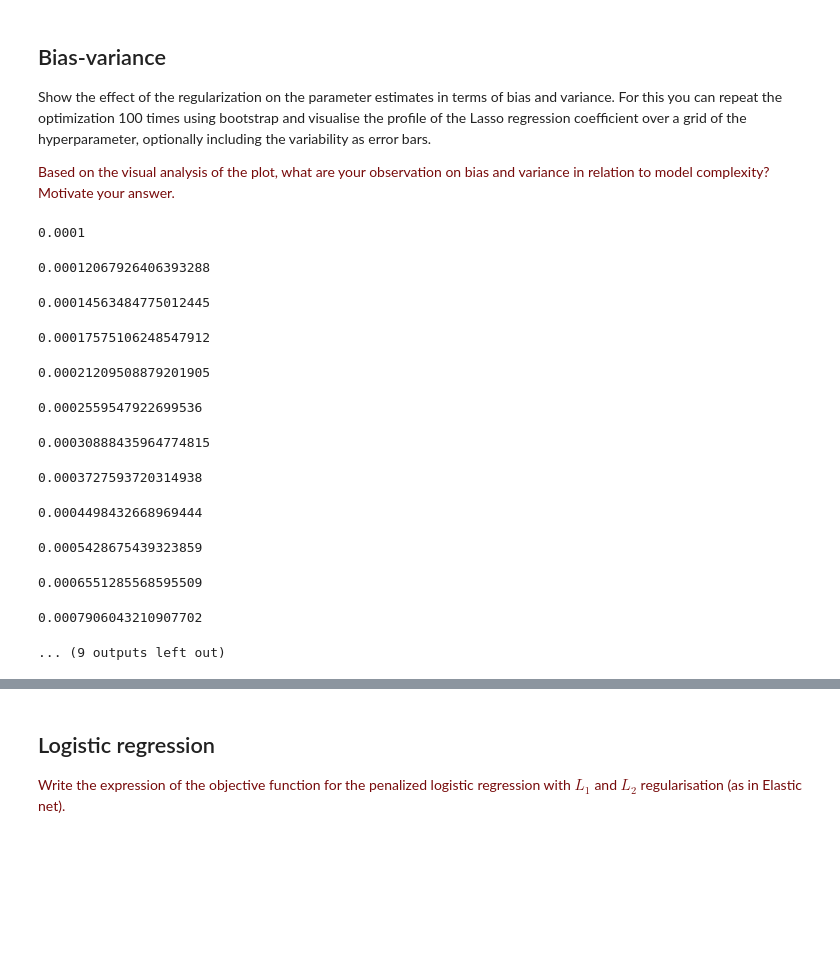
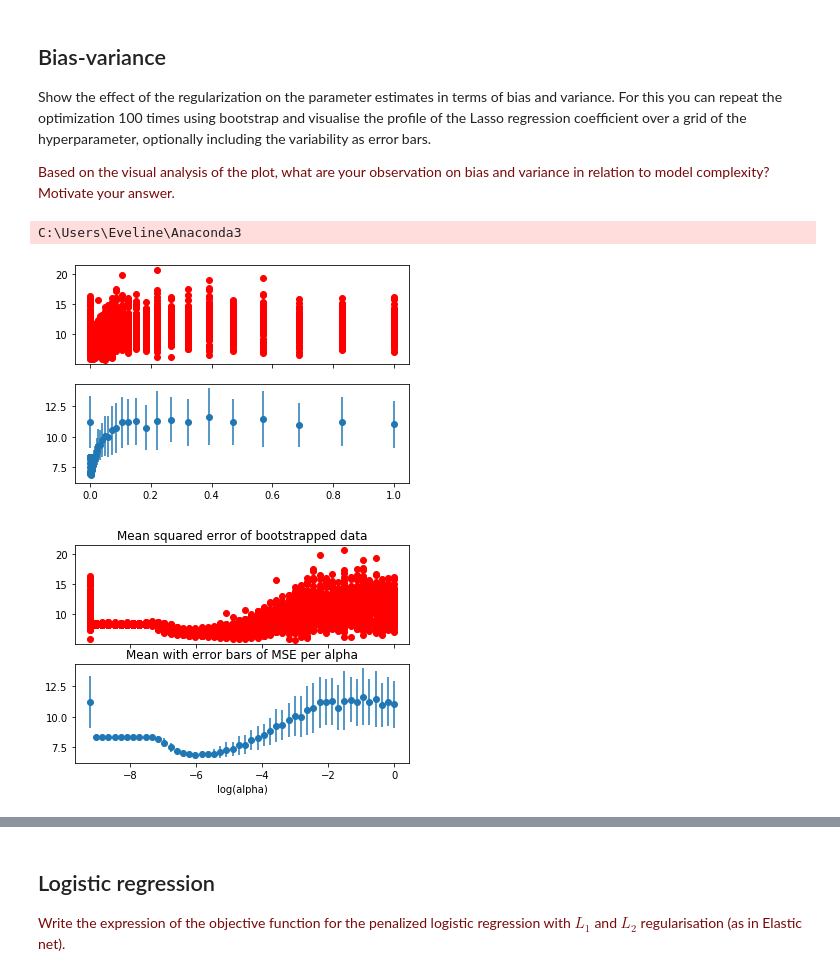
Before and after one commit to ndkruif/8dm40-machine-learning, a Jupyter notebook: practicals/week_3.ipynb, the cells around one changed output, grey strips where cells are left out. Drawn from its saved outputs; the diff is of its cells as text; code cells hidden in the pictures; blank space fills up the shorter version.

Commit message:
text added to q3 bootstrapping graph

```diff
--- a/practicals/week_3.ipynb
+++ b/practicals/week_3.ipynb
@@ -443,48 +404,42 @@ gene_expression = pd.read_csv("./data/RNA_expression_curated.csv", sep=',', head
 drug_response = pd.read_csv("./data/drug_response_curated.csv", sep=',', header=0, index_col=0)
 
 X_train,X_test,y_train,y_test=train_test_split(gene_expression,drug_response, test_size=0.2, random_state=42)
 
 alpha = np.logspace(-4,0,50)
 total_mse = []
 total_mean_mse = []
 total_std_mse = []
 anumber = 1
 for a in alpha:
     boot_mse = []
     for _ in range(100):
         id_pick = np.random.choice(np.shape(X_train)[0], size=X_train.shape[0], replace=True)
         X_bootsample = X_train.iloc[id_pick,:]
         y_bootsample = y_train.iloc[id_pick,:]
         lasso = Lasso(alpha=a, normalize=True, fit_intercept=True)
         lasso.fit(X_bootsample, y_bootsample)
         y_predict = lasso.predict(X_test)
         y_predict = y_predict[:,np.newaxis]
         y_test2 = y_test['YM155'].astype(float)[:,np.newaxis]
         mse_1 = 1/np.size(y_test)
         mse = (np.sum(np.square(y_test2 - y_predict)))*mse_1
         boot_mse.append(mse)
     mean_mse = np.mean(boot_mse)
     std_mse = np.std(boot_mse)
     total_mse.insert(anumber,boot_mse)
     total_mean_mse.insert(anumber,mean_mse)
     total_std_mse.insert(anumber,std_mse)
     anumber =+ 1
-
-fig, (ax0, ax1) = plt.subplots(nrows=2, sharex=True)
-ax0.plot(alpha,total_mse,'ro')
-ax1.errorbar(alpha, total_mean_mse, total_std_mse, linestyle='None', marker='o')
-plt.show()
 # %% [output]
-0.0001
+C:\Users\Eveline\Anaconda3
-0.00012067926406393288
-0.00014563484775012445
-0.00017575106248547912
-0.00021209508879201905
-0.0002559547922699536
-0.00030888435964774815
-0.0003727593720314938
-0.0004498432668969444
-0.0005428675439323859
-0.0006551285568595509
-0.0007906043210907702
-... (9 outputs left out)
+[figure, added]
+# %%
+fig, (ax0, ax1) = plt.subplots(nrows=2, sharex=True)
+ax0.plot(np.log(alpha),total_mse,'ro')
+ax0.set_title('Mean squared error of bootstrapped data')
+ax1.errorbar(np.log(alpha), total_mean_mse, total_std_mse, linestyle='None', marker='o')
+ax1.set_title('Mean with error bars of MSE per alpha')
+ax1.set_xlabel('log(alpha)')
+plt.show()
+# %% [output]
+[figure, added]
```
Also changed, not shown: parts of 10 cells of this notebook.
